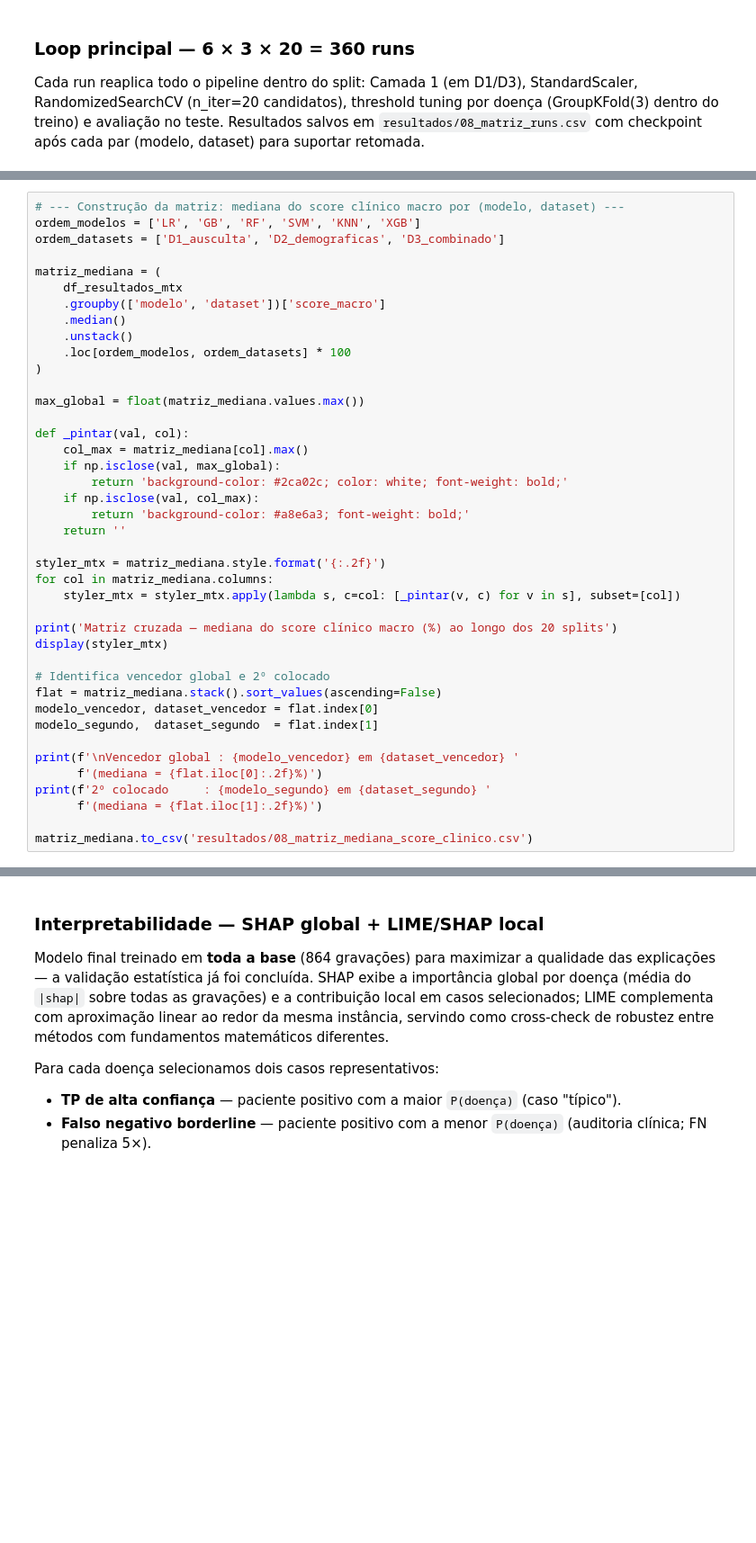
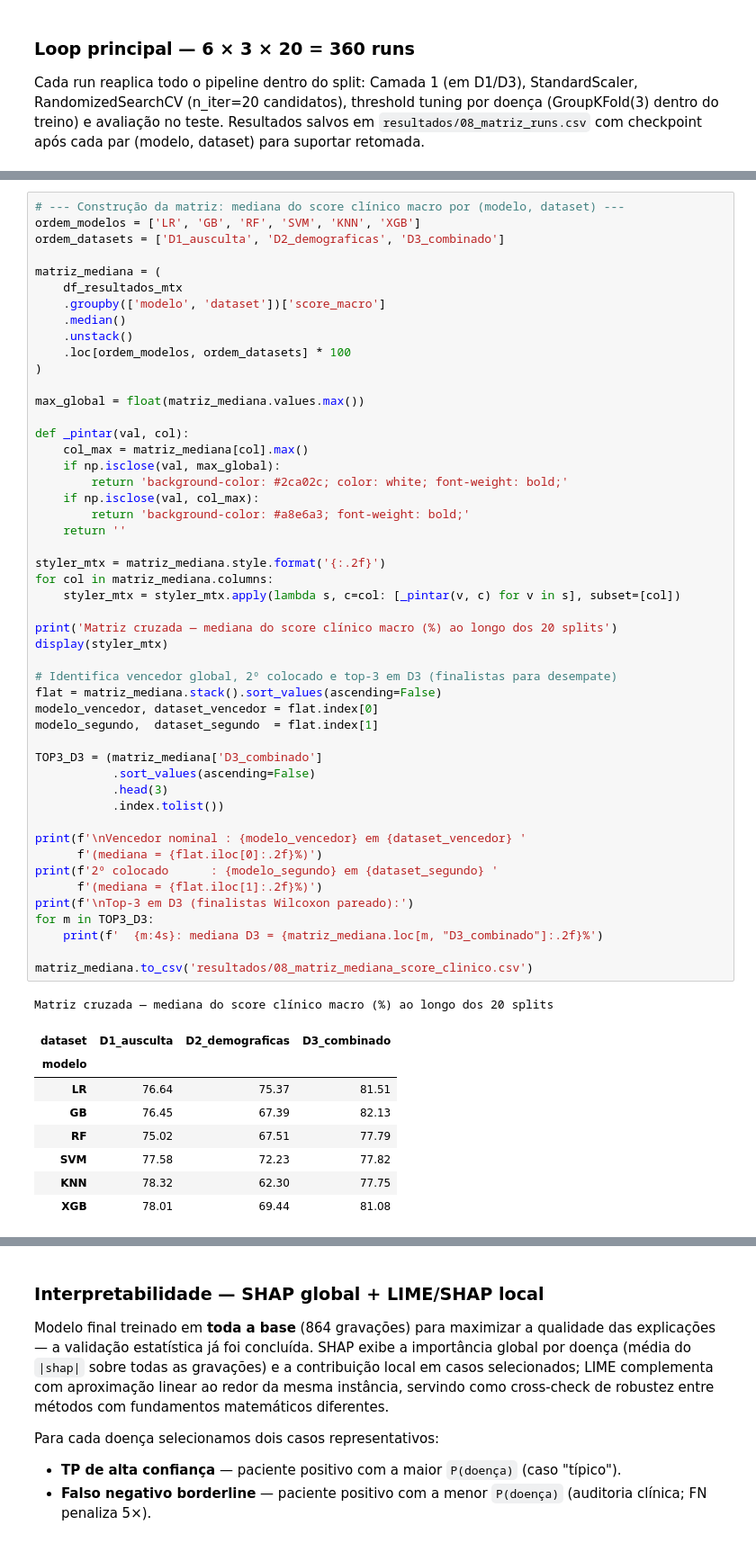
Before and after one commit to gustavocmiranda/TCC, a Jupyter notebook: projeto.ipynb, the cells around one changed output, grey strips where cells are left out. Shown at 90% size. Drawn from its saved outputs; the diff is of its cells as text; blank space fills up the shorter version.

```diff
--- a/projeto.ipynb
+++ b/projeto.ipynb
@@ -757,33 +789,51 @@ matriz_mediana = (
     .median()
     .unstack()
     .loc[ordem_modelos, ordem_datasets] * 100
 )
 
 max_global = float(matriz_mediana.values.max())
 
 def _pintar(val, col):
     col_max = matriz_mediana[col].max()
     if np.isclose(val, max_global):
         return 'background-color: #2ca02c; color: white; font-weight: bold;'
     if np.isclose(val, col_max):
         return 'background-color: #a8e6a3; font-weight: bold;'
     return ''
 
 styler_mtx = matriz_mediana.style.format('{:.2f}')
 for col in matriz_mediana.columns:
     styler_mtx = styler_mtx.apply(lambda s, c=col: [_pintar(v, c) for v in s], subset=[col])
 
 print('Matriz cruzada — mediana do score clínico macro (%) ao longo dos 20 splits')
 display(styler_mtx)
 
-# Identifica vencedor global e 2º colocado
+# Identifica vencedor global, 2º colocado e top-3 em D3 (finalistas para desempate)
 flat = matriz_mediana.stack().sort_values(ascending=False)
 modelo_vencedor, dataset_vencedor = flat.index[0]
 modelo_segundo,  dataset_segundo  = flat.index[1]
 
-print(f'\nVencedor global : {modelo_vencedor} em {dataset_vencedor} '
+TOP3_D3 = (matriz_mediana['D3_combinado']
+           .sort_values(ascending=False)
+           .head(3)
+           .index.tolist())
+
+print(f'\nVencedor nominal : {modelo_vencedor} em {dataset_vencedor} '
       f'(mediana = {flat.iloc[0]:.2f}%)')
-print(f'2º colocado     : {modelo_segundo} em {dataset_segundo} '
+print(f'2º colocado      : {modelo_segundo} em {dataset_segundo} '
       f'(mediana = {flat.iloc[1]:.2f}%)')
+print(f'\nTop-3 em D3 (finalistas Wilcoxon pareado):')
+for m in TOP3_D3:
+    print(f'  {m:4s}: mediana D3 = {matriz_mediana.loc[m, "D3_combinado"]:.2f}%')
 
 matriz_mediana.to_csv('resultados/08_matriz_mediana_score_clinico.csv')
+# %% [output]
+Matriz cruzada — mediana do score clínico macro (%) ao longo dos 20 splits
+| dataset | D1_ausculta | D2_demograficas | D3_combinado |
+| modelo |  |  |  |
+| LR | 76.64 | 75.37 | 81.51 |
+| GB | 76.45 | 67.39 | 82.13 |
+| RF | 75.02 | 67.51 | 77.79 |
+| SVM | 77.58 | 72.23 | 77.82 |
+| KNN | 78.32 | 62.30 | 77.75 |
+| XGB | 78.01 | 69.44 | 81.08 |
```
Also changed, not shown: parts of 13 cells of this notebook.
